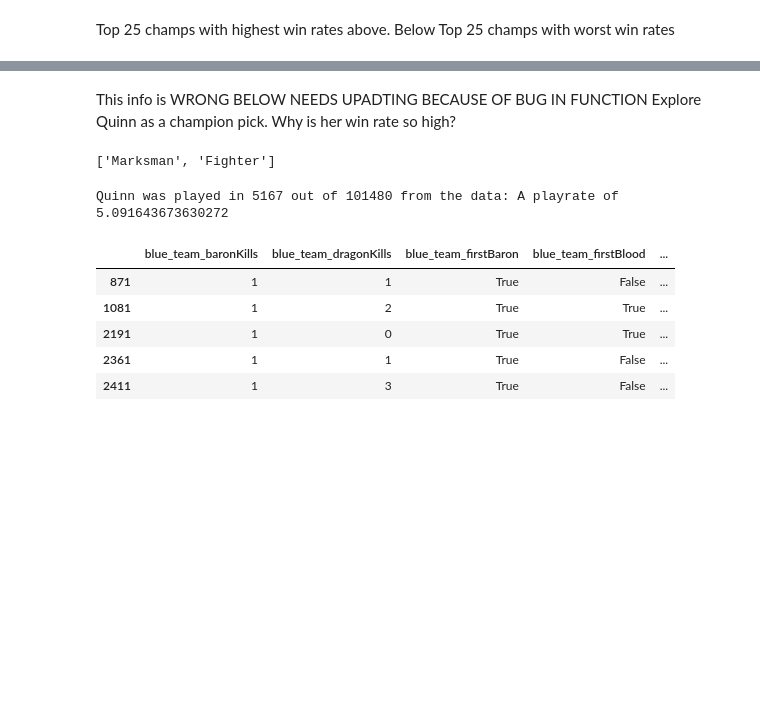
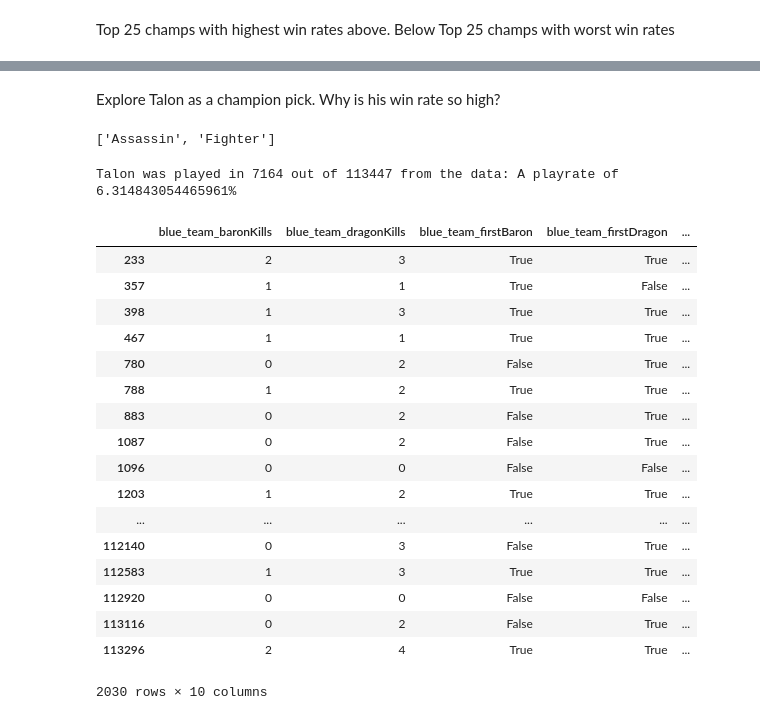
Before and after one commit to jltsao88/Predicting_Matches_Esports, a Jupyter notebook: EDA.ipynb, the cells around one changed output, grey strips where cells are left out. Saved outputs shown, nothing was run; the diff lists cells and outputs as text; code cells hidden in the pictures; blank space fills up the shorter version.

```diff
--- a/EDA.ipynb
+++ b/EDA.ipynb
@@ -682,17 +731,17 @@ Top 25 champs with highest win rates above.  Below Top 25 champs with worst win
 # %% [markdown]
-This info is WRONG BELOW NEEDS UPADTING BECAUSE OF BUG IN FUNCTION
-Explore Quinn as a champion pick.  Why is her win rate so high?
+Explore Talon as a champion pick.  Why is his win rate so high?
 # %%
 #Champion role
-champ_type['Quinn']
+champ_type['Talon']
 # %% [output]
-['Marksman', 'Fighter']
+['Assassin', 'Fighter']
 # %%
 #play rate
-q = champ_frame(concat, champ)
+champ = 'Talon'
+q = champ_frame(concat, 'Talon')
 qgames_played = len(q)
 qplay_rate = len(q)/len(concat) * 100
 total_games = len(concat)
-print(f'Quinn was played in {qgames_played} out of {total_games} from the data: A playrate of {qplay_rate}')
+print(f'Talon was played in {qgames_played} out of {total_games} from the data: A playrate of {qplay_rate}%')
 # %% [output]
-Quinn was played in 5167 out of 101480 from the data: A playrate of 5.091643673630272
+Talon was played in 7164 out of 113447 from the data: A playrate of 6.314843054465961%
@@ -702,12 +755,30 @@ qn = q[(q.blue_team_win == 'Win') & (q.blue_team_win == 'Win')]
 # %%
 #Quinn has extremely high mobility.  Let's take a look at her stats at securing map objectives
-qn_map_blue = qn[['blue_team_baronKills', 'blue_team_dragonKills', 'blue_team_firstBaron', 'blue_team_firstDragon',
-                 'blue_team_firstInhibitor', 'blue_teamfirstRiftHerald', 'blue_team_firstTower', 'blue_team_inhibitorKills',
+qn_map_blue = qn_blue_win[['blue_team_baronKills', 'blue_team_dragonKills', 'blue_team_firstBaron', 'blue_team_firstDragon',
+                 'blue_team_firstInhibitor', 'blue_team_firstRiftHerald', 'blue_team_firstTower', 'blue_team_inhibitorKills',
                  'blue_team_riftHeraldKills', 'blue_team_towerKills']]
+qn_map_red = qn_red_win[['red_team_baronKills', 'red_team_dragonKills', 'red_team_firstBaron', 'red_team_firstDragon',
+                 'red_team_firstInhibitor', 'red_team_firstRiftHerald', 'red_team_firstTower', 'red_team_inhibitorKills',
+                 'red_team_riftHeraldKills', 'red_team_towerKills']]
-# %% [output]
-|  | blue_team_baronKills | blue_team_dragonKills | blue_team_firstBaron | blue_team_firstBlood | ... |
-| 871 | 1 | 1 | True | False | ... |
-| 1081 | 1 | 2 | True | True | ... |
-| 2191 | 1 | 0 | True | True | ... |
-| 2361 | 1 | 1 | True | False | ... |
-| 2411 | 1 | 3 | True | False | ... |
+# %%
+#create combine columns
+qn_map_blue
+# %% [output]
+|  | blue_team_baronKills | blue_team_dragonKills | blue_team_firstBaron | blue_team_firstDragon | ... |
+| 233 | 2 | 3 | True | True | ... |
+| 357 | 1 | 1 | True | False | ... |
+| 398 | 1 | 3 | True | True | ... |
+| 467 | 1 | 1 | True | True | ... |
+| 780 | 0 | 2 | False | True | ... |
+| 788 | 1 | 2 | True | True | ... |
+| 883 | 0 | 2 | False | True | ... |
+| 1087 | 0 | 2 | False | True | ... |
+| 1096 | 0 | 0 | False | False | ... |
+| 1203 | 1 | 2 | True | True | ... |
+| ... | ... | ... | ... | ... | ... |
+| 112140 | 0 | 3 | False | True | ... |
+| 112583 | 1 | 3 | True | True | ... |
+| 112920 | 0 | 0 | False | False | ... |
+| 113116 | 0 | 2 | False | True | ... |
+| 113296 | 2 | 4 | True | True | ... |
+2030 rows × 10 columns
```
Also changed, not shown: parts of 42 cells of this notebook.
